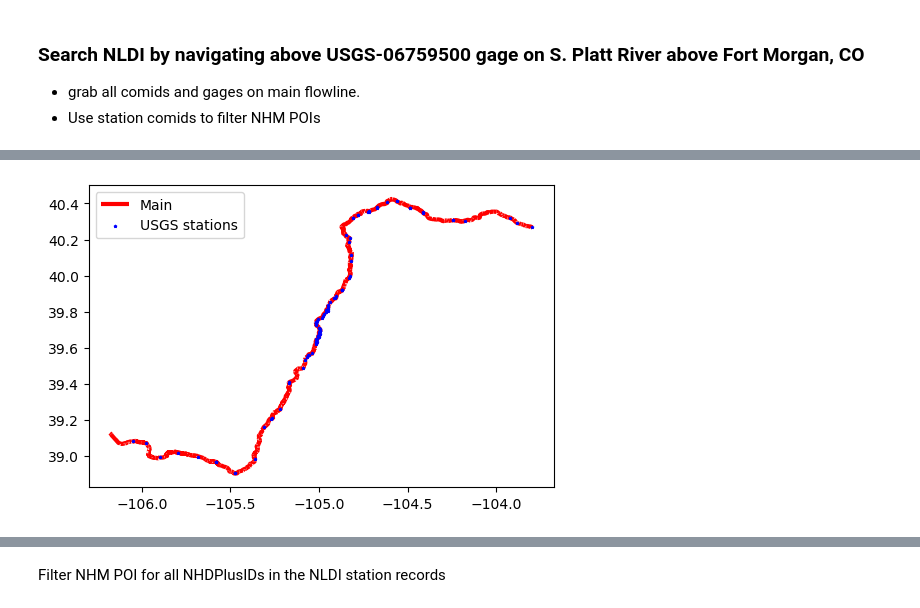
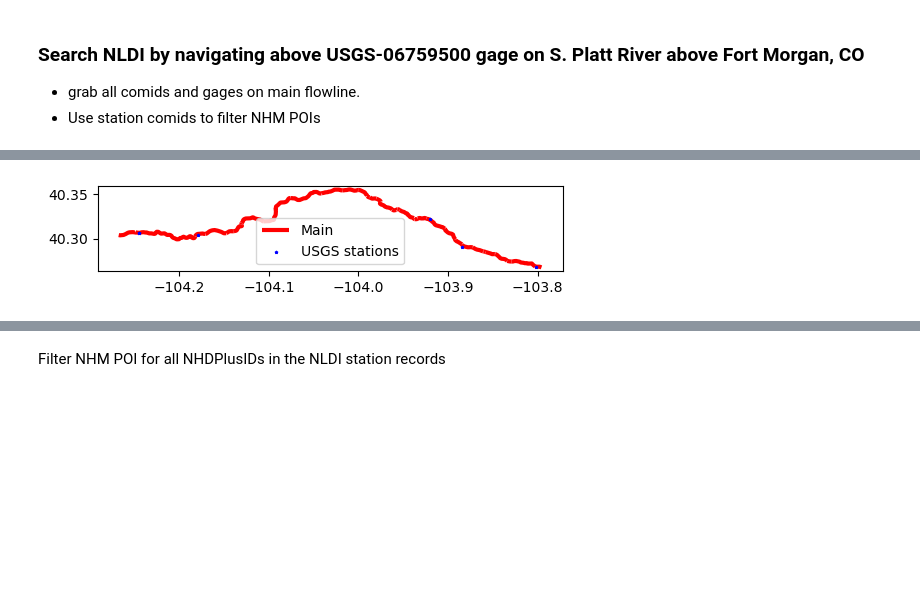
Before and after one commit to rmcd-mscb/onhm2thredds, a Jupyter notebook: notebook/getnhm_segment.ipynb, the cells around one changed output, grey strips where cells are left out. Saved outputs shown, nothing was run; the diff lists cells and outputs as text; code cells hidden in the pictures; blank space fills up the shorter version.

```diff
--- a/notebook/getnhm_segment.ipynb
+++ b/notebook/getnhm_segment.ipynb
@@ -140,11 +140,11 @@ nldi_flw_main = NLDI().navigate_byid(fsource="nwissite",
                              fid=f"USGS-{gage_id}",
                              navigation="upstreamMain",
                              source="flowlines",
-                             distance=5000)
+                             distance=50)
 
 nldi_st_all = NLDI().navigate_byid(fsource="nwissite",
                              fid=f"USGS-{gage_id}",
                              navigation="upstreamMain",
                              source="nwissite",
-                             distance=5000)
+                             distance=50)
 # %%
@@ -182,15 +168,15 @@ nldi_st_all
 # %%
 ax = nldi_flw_main.plot(
     lw=3, color="r", zorder=2, label="Main"
 )
 nldi_st_all.plot(
     ax = ax, label="USGS stations", marker="*", markersize=3, zorder=4, color="b"
 )
 ax.legend(loc="best")
-ax.set_aspect("auto")
+ax.set_aspect("equal")
 ax.figure.set_dpi(100)
 # %% [output]
-[figure, old version]
+[figure, new version]
 # %%
 nldi_st_all.comid.values
 # %% [output]
```
Also changed, not shown: parts of 8 cells of this notebook.
